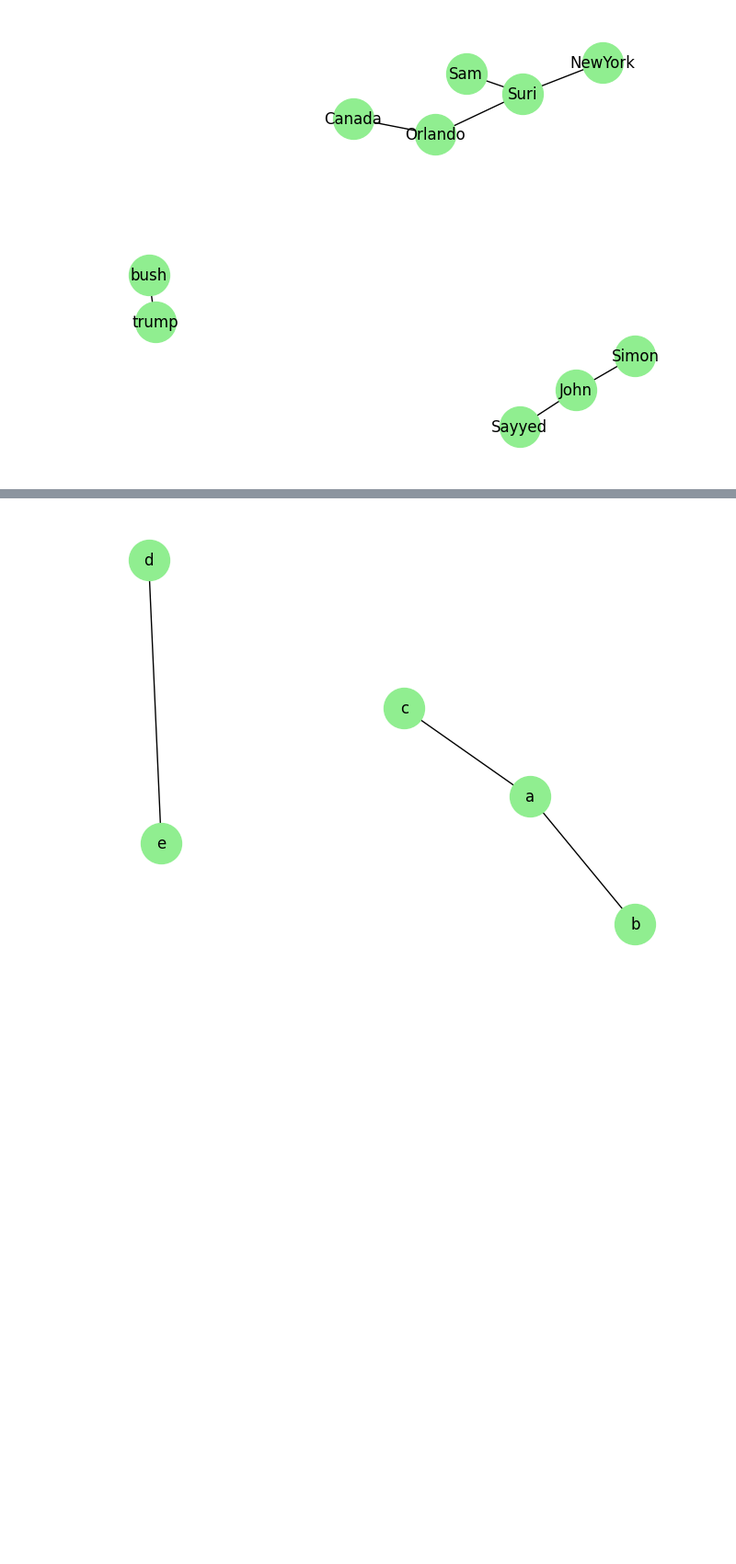
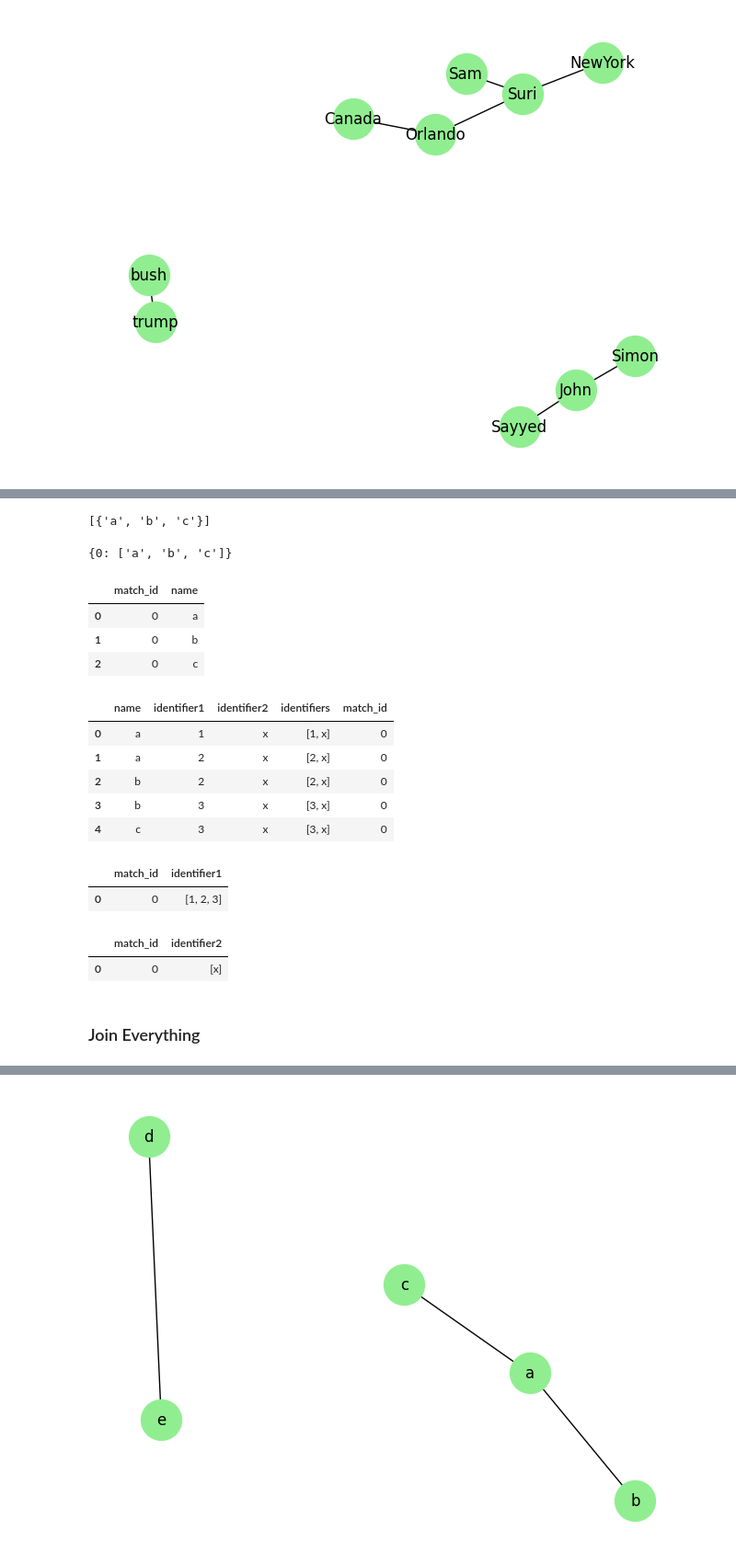
Before and after one commit to fuatio/entity_resolution_project, a Jupyter notebook: test.ipynb, the cells around one changed output, grey strips where cells are left out. Shown at 92% size. Cells and saved outputs as stored; diff of their text form; code cells hidden in the pictures; blank space fills up the shorter version.

```diff
--- a/test.ipynb
+++ b/test.ipynb
@@ -62,0 +179,13 @@ d = {
+# %%
+df = pd.DataFrame({'name' : ['a', 'a', 'b', 'b', 'c', 'd'],
+                   'identifier1' : [1, 2, 2, 3, 3, 4],
+                   'identifier2' : ['x', 'x', 'x', 'x', 'x', 'y']})
+print(df)
+columns = ['name', 'identifier1', 'identifier2']
+# for column in columns:
+#     df[column] = df[column].apply(lambda x: column + '-' + str(x))
+df['identifiers'] = df.iloc[:, 1:].values.tolist()
+df_grouped = df.groupby('name')['identifiers'].apply(list).reset_index()
+df_grouped['identifiers'] = df_grouped['identifiers'].apply(lambda x: list(set([i for s in x for i in s])))
+df_dict = dict(df_grouped.values)
+df_dict
@@ -63 +201,50 @@ d = {
+# %%
+d = df_dict.copy()
+G = nx.Graph()
+for nodes in itertools.combinations(d.keys(), r=2):
+    common_edges = set(d[nodes[0]]) & set(d[nodes[1]])
+    for edge in common_edges:
+        G.add_edge(*nodes, value=edge)
+# get list with all connected keys (keys which have any common value)
+connected = list(nx.connected_components(G))
+connected
+# %% [output]
+[{'a', 'b', 'c'}]
+# %%
+components = list(G.subgraph(c) for c in nx.connected_components(G))
+comp_dict = {idx: list(comp.nodes()) for idx, comp in enumerate(components)}
+comp_dict
+# %% [output]
+{0: ['a', 'b', 'c']}
+# %%
+df_grouped = pd.DataFrame.from_dict(comp_dict, orient='index')
+df_grouped = df_grouped.stack().reset_index(level=1, drop=True).to_frame('name').reset_index().rename(columns={'index' : 'match_id'})
+df_grouped
+# %% [output]
+|  | match_id | name |
+| 0 | 0 | a |
+| 1 | 0 | b |
+| 2 | 0 | c |
+# %%
+df = pd.merge(df, df_grouped)
+df
+# %% [output]
+|  | name | identifier1 | identifier2 | identifiers | match_id |
+| 0 | a | 1 | x | [1, x] | 0 |
+| 1 | a | 2 | x | [2, x] | 0 |
+| 2 | b | 2 | x | [2, x] | 0 |
+| 3 | b | 3 | x | [3, x] | 0 |
+| 4 | c | 3 | x | [3, x] | 0 |
+# %%
+df.groupby('match_id')['identifier1'].unique().reset_index()
+# %% [output]
+|  | match_id | identifier1 |
+| 0 | 0 | [1, 2, 3] |
+# %%
+df.groupby('match_id')['identifier2'].unique().reset_index()
+# %% [output]
+|  | match_id | identifier2 |
+| 0 | 0 | [x] |
+# %% [markdown]
+### Join Everything
 # %%
```
Also changed, not shown: parts of 35 cells of this notebook.
